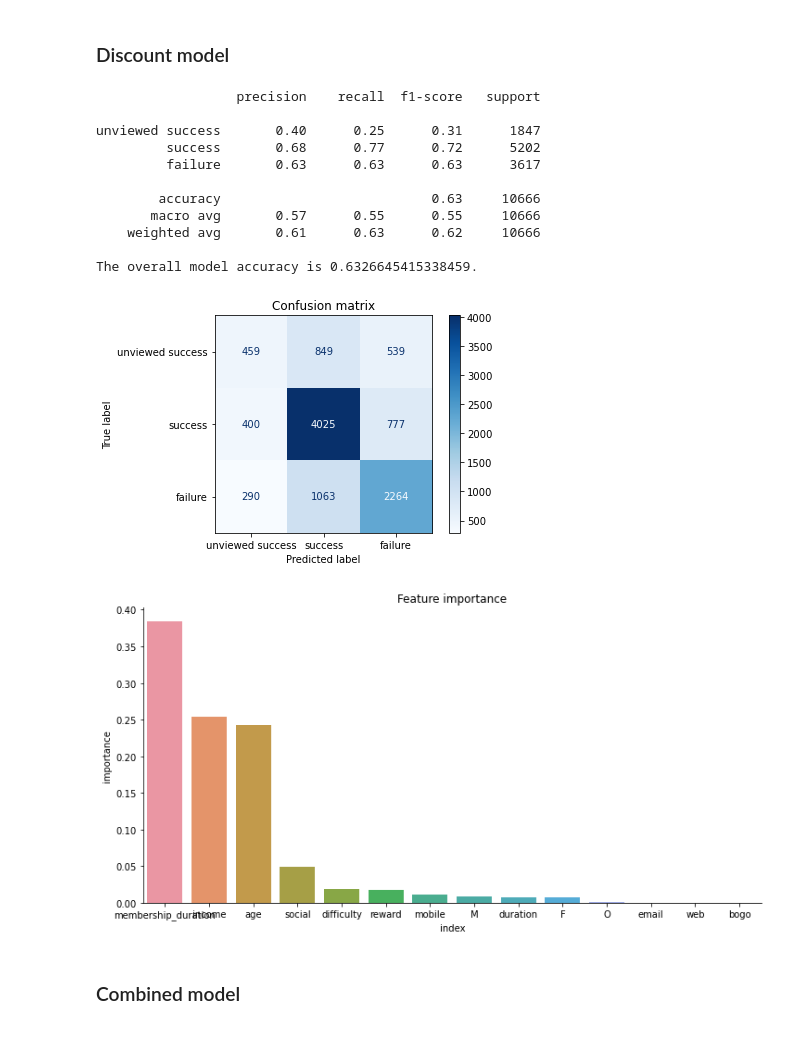
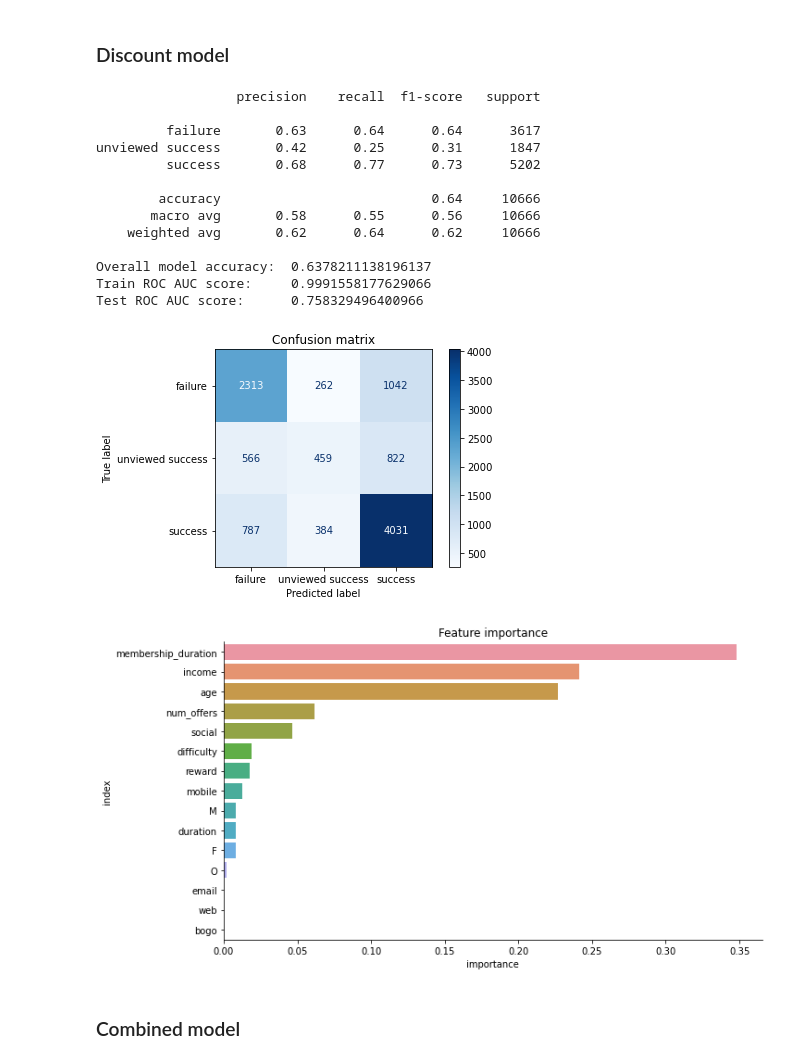
Before and after one commit to kschuessler/udacity_data_scientist_capstone_starbucks, a Jupyter notebook: Starbucks_Capstone_notebook.ipynb, the cells around one changed output. Drawn from its saved outputs; the diff is of its cells as text; code cells hidden in the pictures.

Commit message:
Data analysis: Improve models for BOGO and discount offers, perform data cleaning to analyze informational offers

```diff
--- a/Starbucks_Capstone_notebook.ipynb
+++ b/Starbucks_Capstone_notebook.ipynb
@@ -126,6 +135,10 @@ def clean_portfolio(portfolio=portfolio):
     offer_types = pd.get_dummies(portfolio.offer_type)
     portfolio = pd.concat([portfolio, offer_types], axis=1)
 
+    portfolio['offer'] = (portfolio['offer_type'] + "_" + portfolio['reward'].astype('str')
+                          + "_for_" + portfolio['difficulty'].astype('str') + "_in_"
+                          + portfolio['duration'].astype('str') + "days")
+
     # drop and rename columns
     portfolio.drop(['channels'], axis=1, inplace=True)
     portfolio.rename(columns={'id':'offer_id'},inplace=True)
@@ -272,6 +295,11 @@ def clean_transcript(transcript=transcript):
     values.offer_id.fillna(values['offer id'], inplace=True)
     transcript = pd.concat([transcript, values], axis=1)
 
+    # calculate number of offers received per person
+    num_offers = transcript[transcript['event']=='offer received'].groupby('person').count().reset_index()
+    num_offers.rename(columns={'offer_id':'num_offers'},inplace=True)
+    transcript = pd.merge(transcript, num_offers[['person', 'num_offers']], how='left', on='person')
+
     # drop and rename columns
     transcript.drop(['offer id', 'value', 'reward'], axis=1, inplace=True)
     transcript.rename(columns={'person':'person_id'},inplace=True)
@@ -374,7 +412,7 @@ def prepare_offer_data(df):
     pd.options.mode.chained_assignment = None
 
     # identify success cases in 'offer completed' rows
-    offers_completed = df[['person_id', 'event', 'time', 'offer_id']].sort_values(['person_id','time'])
+    offers_completed = df[['person_id', 'event', 'time', 'offer_id', 'num_offers']].sort_values(['person_id','time'])
     offers_completed = offers_completed[(offers_completed['event']=='offer viewed') | (offers_completed['event']=='offer completed')]
     offers_completed['pre_offer_id'] = offers_completed.groupby(['person_id', 'offer_id'])['offer_id'].shift()
     offers_completed['success'] = np.where((offers_completed['event'] == 'offer completed') & (offers_completed['pre_offer_id'] == offers_completed['offer_id']), 1, 0)
@@ -382,7 +420,7 @@ def prepare_offer_data(df):
     offers_completed.drop(['pre_offer_id'], axis=1, inplace=True)
 
     # re-include 'offer received' rows
-    received_offers = df[['person_id', 'event', 'time', 'offer_id']][df['event']=='offer received'].sort_values(['person_id','time'])
+    received_offers = df[['person_id', 'event', 'time', 'offer_id', 'num_offers']][df['event']=='offer received'].sort_values(['person_id','time'])
 
     together = received_offers.append(offers_completed).sort_values(['person_id','time'])
     together = together.sort_values(['person_id','time'])
@@ -403,8 +441,8 @@ def prepare_offer_data(df):
     # build categorical outcome column
     result['outcome'] = np.where(result['success'] == 1, 'success', np.where(result['unviewed_success'] == 1, 'unviewed success', 'failure'))
 
-    factor = pd.factorize(result['outcome'])
-    result['outcome_factor'] = factor[0]
+    outcome_map = {'failure': 0, 'unviewed success': 1, 'success': 2}
+    result['outcome_factor'] = result['outcome'].map(outcome_map)
 
     # add customer and offer information
     combined = pd.merge(result, portfolio, how='left', on='offer_id')
@@ -461,12 +539,16 @@ def build_classification_model(df, target, target_names):
     gender = pd.get_dummies(df.gender)
     df = pd.concat([df, gender], axis=1)
 
-    X = df.drop(columns=['person_id', 'offer_id', 'time', 'offer_type', 'gender', 'success', 'unviewed_success', 'failure', 'outcome', 'outcome_factor'])
-    y = df[target]
+    X = df.drop(columns=['person_id', 'offer_id', 'time', 'offer_type', 'gender', 'offer',
+                         'success', 'unviewed_success', 'failure', 'outcome', 'outcome_factor'])
+    y = df.pop(target)
 
     X_train, X_test, y_train, y_test = train_test_split(X, y, test_size = 0.4, random_state=42)
 
-    model = RandomForestClassifier(max_depth=20, random_state=42)
+    model = RandomForestClassifier(max_depth=20, oob_score=True, n_estimators=504,
+                                   max_features='log2', random_state=42)
+    #model = RandomForestClassifier(min_samples_leaf=50, n_estimators=150, bootstrap=True,
+    #                               oob_score=True, n_jobs=-1, random_state=42, max_features='auto')
     model.fit(X_train, y_train)
 
     conf_matrix = plot_confusion_matrix(model, X_test, y_test, display_labels=target_names, cmap=plt.cm.Blues, normalize=None)
@@ -475,12 +557,17 @@ def build_classification_model(df, target, target_names):
     model_predictions = model.predict(X_test)
     print(classification_report(y_test, model_predictions, target_names=target_names))
 
-    print("The overall model accuracy is {}.".format(model.score(X_test, y_test)))
+    print("Overall model accuracy:\t {}".format(accuracy_score(y_test, model_predictions)))
+
+    train_probs = model.predict_proba(X_train)
+    model_probs = model.predict_proba(X_test)
+    print("Train ROC AUC score:\t {}".format(roc_auc_score(y_train, train_probs, multi_class='ovo')))
+    print("Test ROC AUC score:\t {}".format(roc_auc_score(y_test, model_probs, multi_class='ovo')))
 
     feat_imp = pd.DataFrame(model.feature_importances_, index=X_train.columns,
                             columns=['importance']).sort_values('importance', ascending=False)
 
-    plot = sns.catplot(data=feat_imp.reset_index(), x='index', y='importance', kind='bar', aspect=2)
+    plot = sns.catplot(data=feat_imp.reset_index(), y='index', x='importance', kind='bar', aspect=2)
     plot.set(title='Feature importance')
 
     return model
@@ -507,21 +596,23 @@ The overall model accuracy is 0.6119642016015073.
 ### Discount model
 # %%
 discount_model = build_classification_model(discount_cleaned, 'outcome_factor',
-                                            ['unviewed success', 'success', 'failure'])
+                                            ['failure', 'unviewed success', 'success'])
 # %% [output]
                   precision    recall  f1-score   support
 
-unviewed success       0.40      0.25      0.31      1847
-         success       0.68      0.77      0.72      5202
-         failure       0.63      0.63      0.63      3617
+         failure       0.63      0.64      0.64      3617
+unviewed success       0.42      0.25      0.31      1847
+         success       0.68      0.77      0.73      5202
 
-        accuracy                           0.63     10666
-       macro avg       0.57      0.55      0.55     10666
-    weighted avg       0.61      0.63      0.62     10666
+        accuracy                           0.64     10666
+       macro avg       0.58      0.55      0.56     10666
+    weighted avg       0.62      0.64      0.62     10666
 
-The overall model accuracy is 0.6326645415338459.
+Overall model accuracy:  0.6378211138196137
+Train ROC AUC score:     0.9991558177629066
+Test ROC AUC score:      0.758329496400966
-[figure, old version]
+[figure, new version]
-[figure, old version]
+[figure, new version]
 # %% [markdown]
 ### Combined model
 # %%
```
Also changed, not shown: parts of 46 cells of this notebook.
